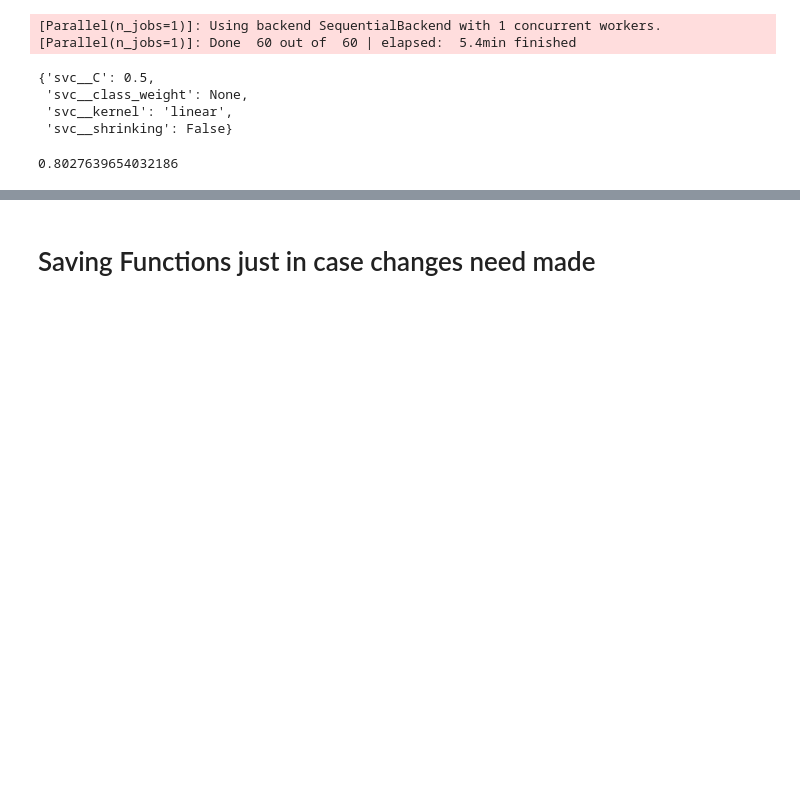
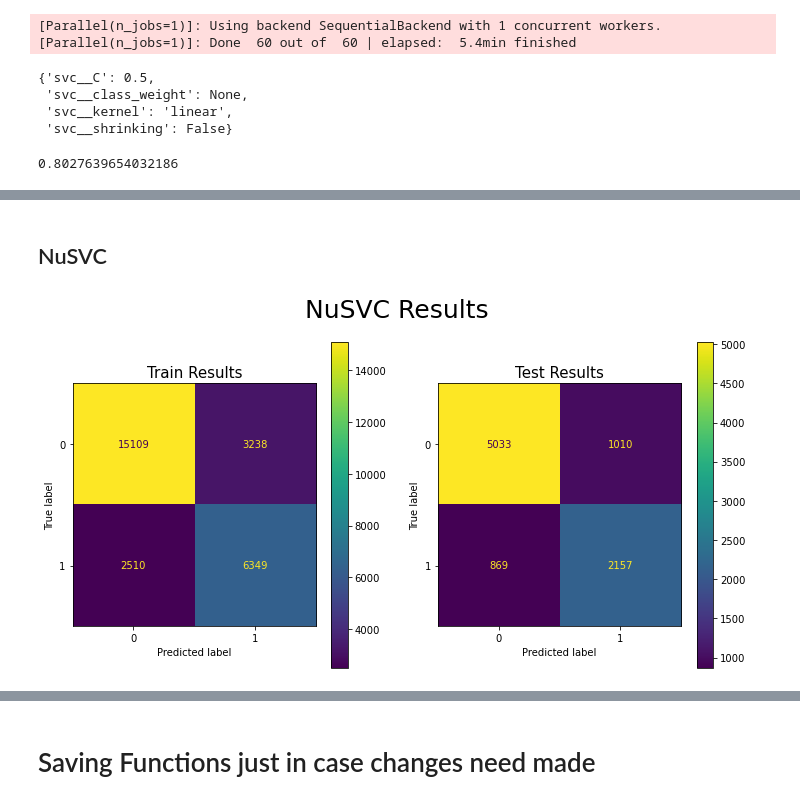
Before and after one commit to mduncan23/Hotel_Cancellation_Predictor, a Jupyter notebook: Hotel_Cancellation_Notebook-Clean.ipynb, the cells around one changed output, grey strips where cells are left out. Saved outputs shown, nothing was run; the diff lists cells and outputs as text; code cells hidden in the pictures; blank space fills up the shorter version.

Commit message:
nusvc

```diff
--- a/Hotel_Cancellation_Notebook-Clean.ipynb
+++ b/Hotel_Cancellation_Notebook-Clean.ipynb
@@ -946,0 +970,17 @@ svc_gs2.best_score_
+# %% [markdown]
+## NuSVC
+# %%
+NuSVC_model = Pipeline([
+    ('ColTrans', ColTrans),
+    ('nusvc', NuSVC(random_state=42))
+])
+# %%
+score_card = score_model(NuSVC_model,
+                         'NuSVC',
+                         score_card,
+                         X_train,
+                         X_test,
+                         y_train,
+                         y_test)
+# %% [output]
+[figure, added]
```
Also changed, not shown: parts of 21 cells of this notebook.
